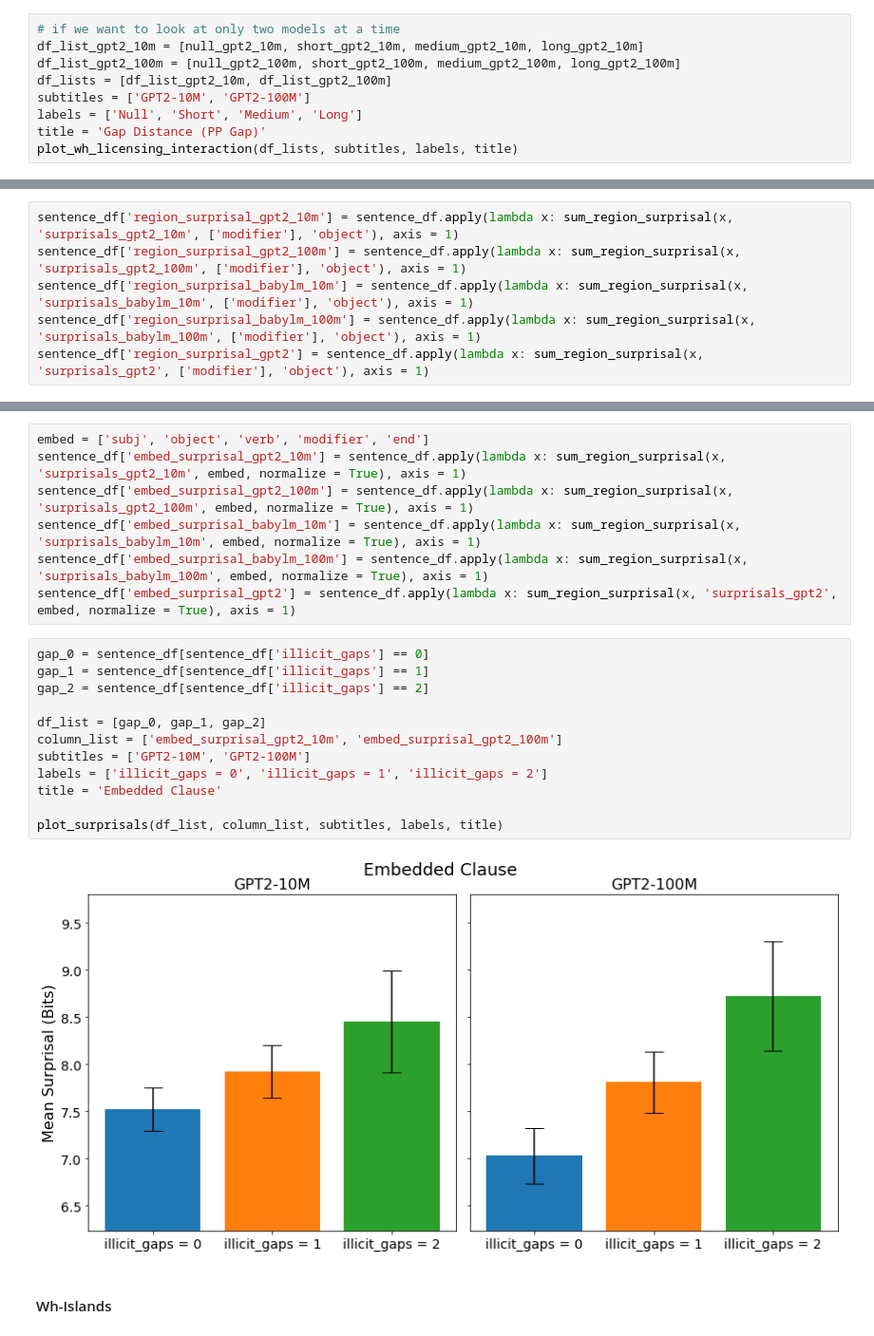
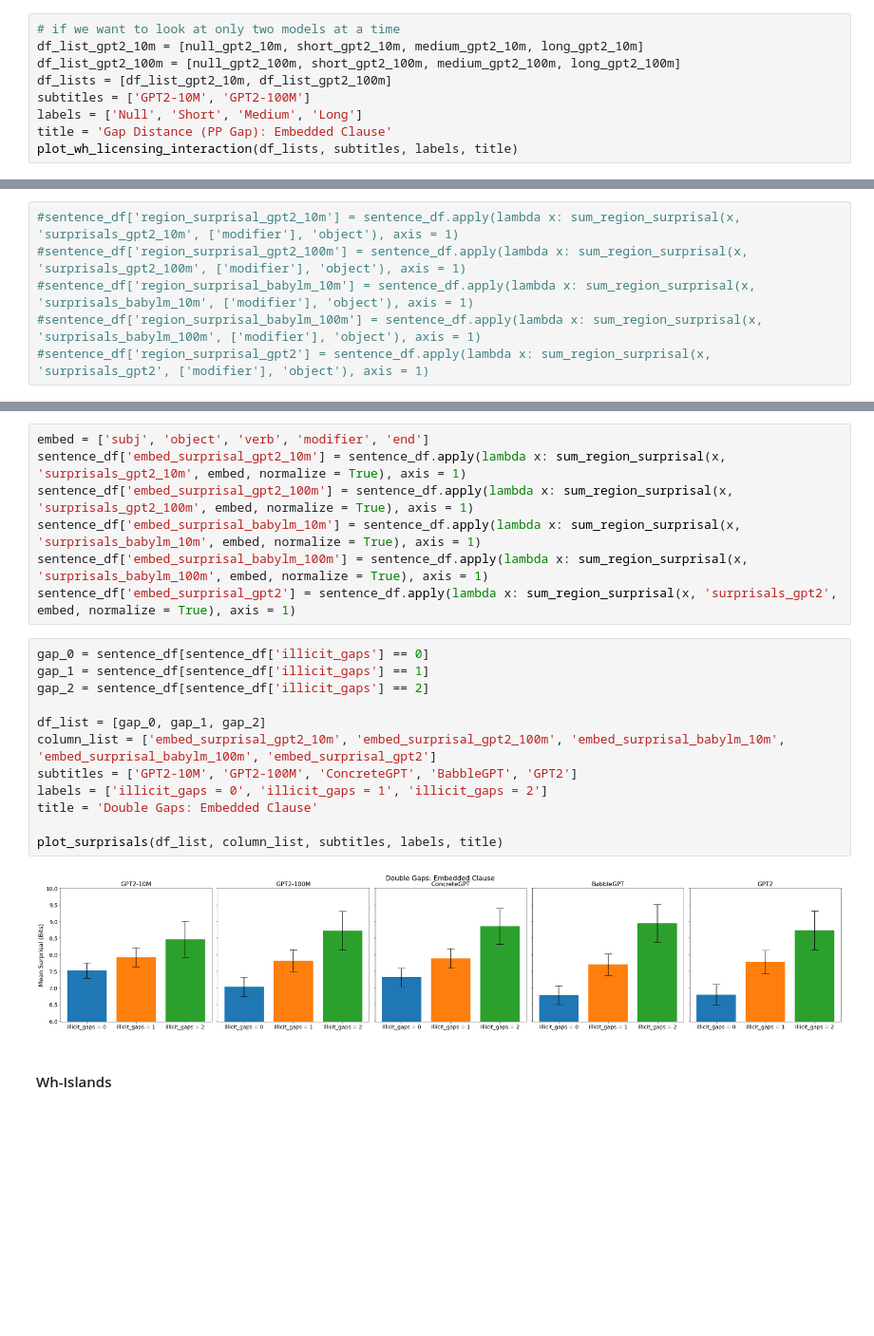
Before and after one commit to um-cap-lab/EMNLP-2025-submission, a Jupyter notebook: wh-licensing_interaction_term_visualizations.ipynb, the cells around one changed output, grey strips where cells are left out. Shown at 95% size. Drawn from its saved outputs; the diff is of its cells as text; blank space fills up the shorter version.

```diff
--- a/wh-licensing_interaction_term_visualizations.ipynb
+++ b/wh-licensing_interaction_term_visualizations.ipynb
@@ -646,6 +646,6 @@ df_list_gpt2_100m = [null_gpt2_100m, short_gpt2_100m, medium_gpt2_100m, long_gpt
 df_lists = [df_list_gpt2_10m, df_list_gpt2_100m]
 subtitles = ['GPT2-10M', 'GPT2-100M']
 labels = ['Null', 'Short', 'Medium', 'Long']
-title = 'Gap Distance (PP Gap)'
+title = 'Gap Distance (PP Gap): Embedded Clause'
 plot_wh_licensing_interaction(df_lists, subtitles, labels, title)
 # %% [output]
@@ -754,9 +754,9 @@ sentence_df['surprisals_gpt2'] = sentence_df['sentence'].apply(lambda x: calcula
 # %% [markdown]
 Post-Gap Region - Modifier
 # %%
-sentence_df['region_surprisal_gpt2_10m'] = sentence_df.apply(lambda x: sum_region_surprisal(x, 'surprisals_gpt2_10m', ['modifier'], 'object'), axis = 1)
-sentence_df['region_surprisal_gpt2_100m'] = sentence_df.apply(lambda x: sum_region_surprisal(x, 'surprisals_gpt2_100m', ['modifier'], 'object'), axis = 1)
-sentence_df['region_surprisal_babylm_10m'] = sentence_df.apply(lambda x: sum_region_surprisal(x, 'surprisals_babylm_10m', ['modifier'], 'object'), axis = 1)
-sentence_df['region_surprisal_babylm_100m'] = sentence_df.apply(lambda x: sum_region_surprisal(x, 'surprisals_babylm_100m', ['modifier'], 'object'), axis = 1)
-sentence_df['region_surprisal_gpt2'] = sentence_df.apply(lambda x: sum_region_surprisal(x, 'surprisals_gpt2', ['modifier'], 'object'), axis = 1)
+#sentence_df['region_surprisal_gpt2_10m'] = sentence_df.apply(lambda x: sum_region_surprisal(x, 'surprisals_gpt2_10m', ['modifier'], 'object'), axis = 1)
+#sentence_df['region_surprisal_gpt2_100m'] = sentence_df.apply(lambda x: sum_region_surprisal(x, 'surprisals_gpt2_100m', ['modifier'], 'object'), axis = 1)
+#sentence_df['region_surprisal_babylm_10m'] = sentence_df.apply(lambda x: sum_region_surprisal(x, 'surprisals_babylm_10m', ['modifier'], 'object'), axis = 1)
+#sentence_df['region_surprisal_babylm_100m'] = sentence_df.apply(lambda x: sum_region_surprisal(x, 'surprisals_babylm_100m', ['modifier'], 'object'), axis = 1)
+#sentence_df['region_surprisal_gpt2'] = sentence_df.apply(lambda x: sum_region_surprisal(x, 'surprisals_gpt2', ['modifier'], 'object'), axis = 1)
 # %%
@@ -785,17 +783,17 @@ sentence_df['embed_surprisal_gpt2'] = sentence_df.apply(lambda x: sum_region_sur
 # %%
 gap_0 = sentence_df[sentence_df['illicit_gaps'] == 0]
 gap_1 = sentence_df[sentence_df['illicit_gaps'] == 1]
 gap_2 = sentence_df[sentence_df['illicit_gaps'] == 2]
 
 df_list = [gap_0, gap_1, gap_2]
-column_list = ['embed_surprisal_gpt2_10m', 'embed_surprisal_gpt2_100m']
-subtitles = ['GPT2-10M', 'GPT2-100M']
+column_list = ['embed_surprisal_gpt2_10m', 'embed_surprisal_gpt2_100m', 'embed_surprisal_babylm_10m', 'embed_surprisal_babylm_100m', 'embed_surprisal_gpt2']
+subtitles = ['GPT2-10M', 'GPT2-100M', 'ConcreteGPT', 'BabbleGPT', 'GPT2']
 labels = ['illicit_gaps = 0', 'illicit_gaps = 1', 'illicit_gaps = 2']
-title = 'Embedded Clause'
+title = 'Double Gaps: Embedded Clause'
 
 plot_surprisals(df_list, column_list, subtitles, labels, title)
 # %% [output]
-[figure, old version]
+[figure, new version]
 # %% [markdown]
 #### Wh-Islands
 # %%
```
Also changed, not shown: parts of 20 cells of this notebook.
